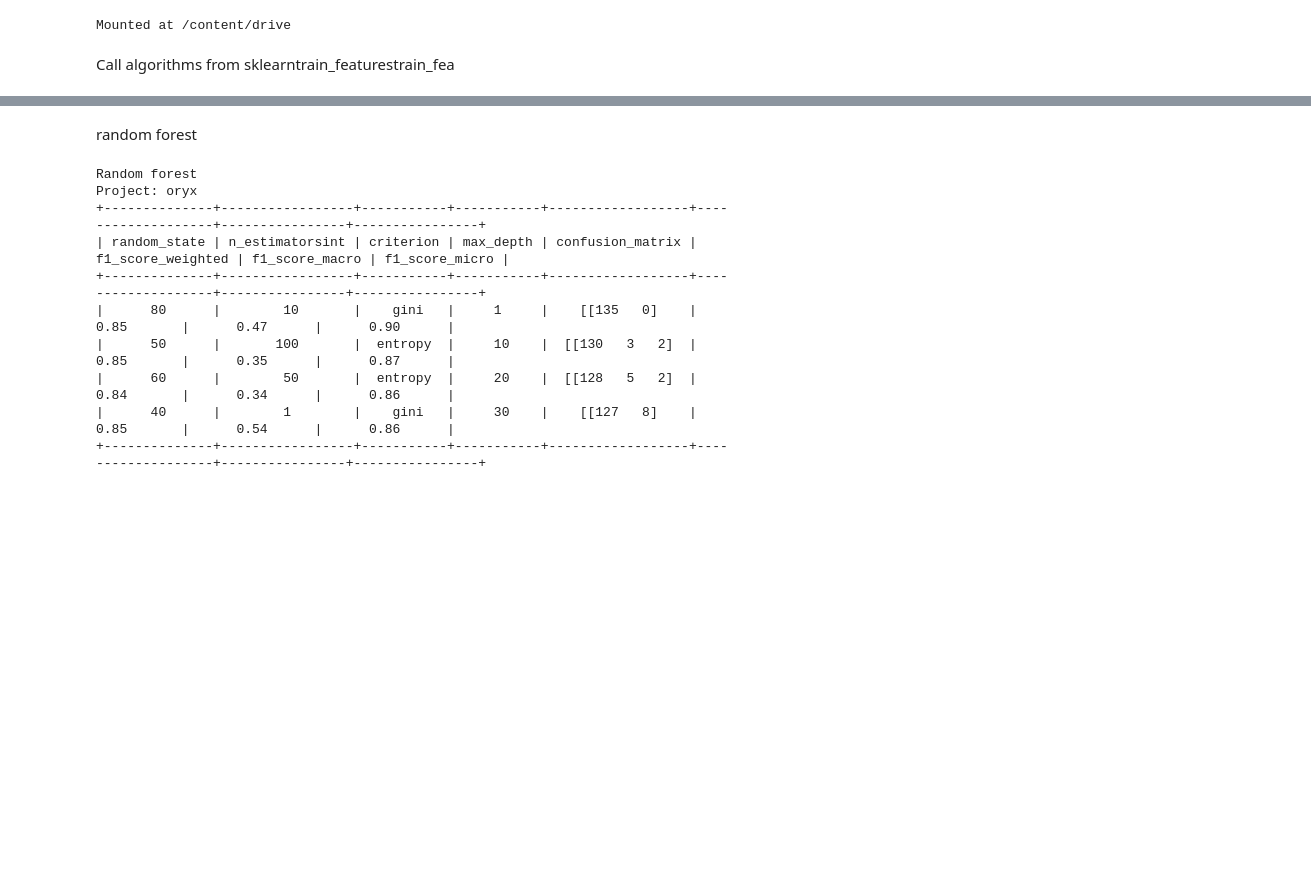
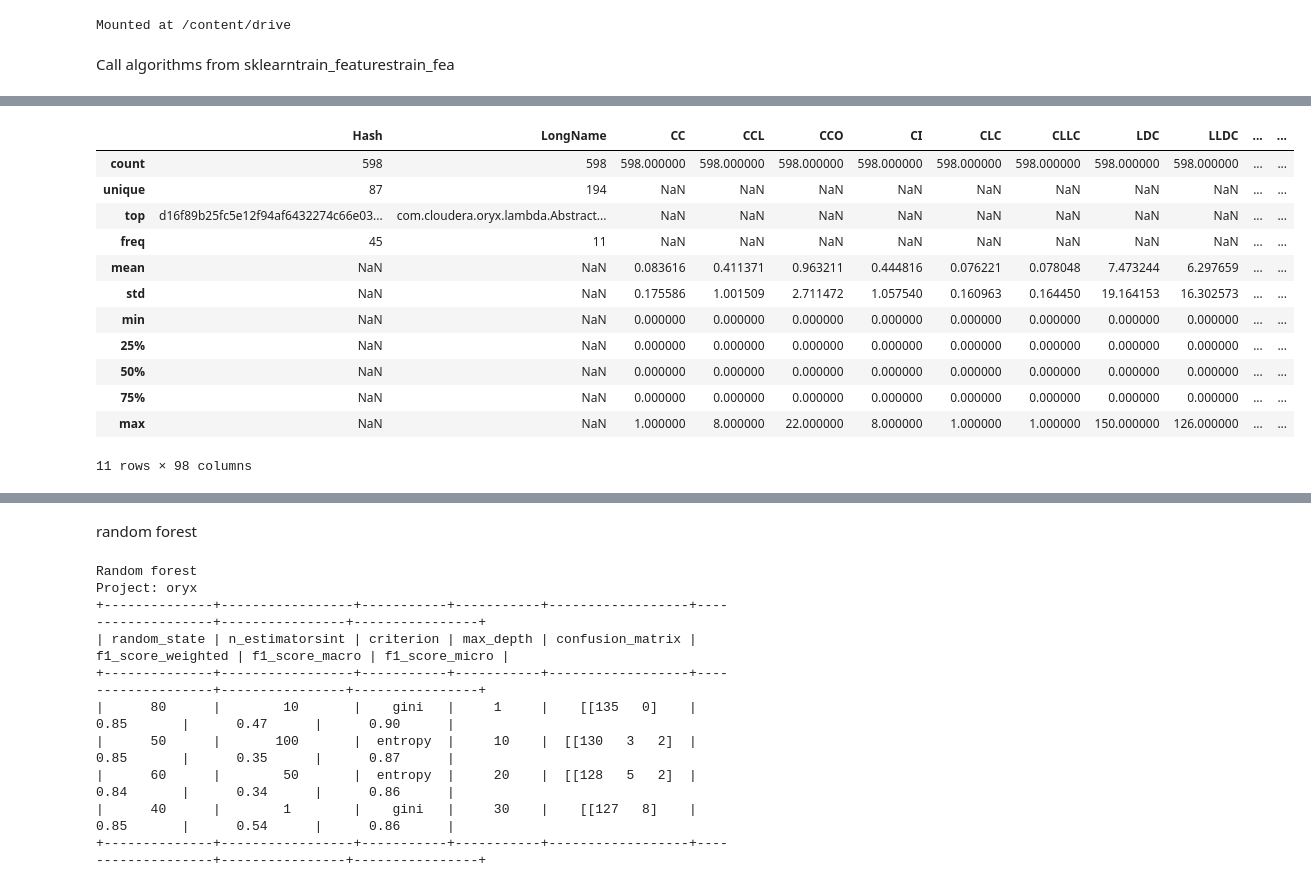
Before and after one commit to vajihe-ameri/predict-software-bugs-in-java-classes, a Jupyter notebook: tables.ipynb, the cells around one changed output, grey strips where cells are left out. Cells and saved outputs as stored; diff of their text form; code cells hidden in the pictures; blank space fills up the shorter version.

```diff
--- a/tables.ipynb
+++ b/tables.ipynb
@@ -99,0 +113,16 @@ max      6.305656e+00
+# %%
+df.describe(include="all")
+# %% [output]
+|  | Hash | LongName | CC | CCL | CCO | CI | CLC | CLLC | LDC | LLDC | ... | ... |
+| count | 598 | 598 | 598.000000 | 598.000000 | 598.000000 | 598.000000 | 598.000000 | 598.000000 | 598.000000 | 598.000000 | ... | ... |
+| unique | 87 | 194 | NaN | NaN | NaN | NaN | NaN | NaN | NaN | NaN | ... | ... |
+| top | d16f89b25fc5e12f94af6432274c66e03... | com.cloudera.oryx.lambda.Abstract... | NaN | NaN | NaN | NaN | NaN | NaN | NaN | NaN | ... | ... |
+| freq | 45 | 11 | NaN | NaN | NaN | NaN | NaN | NaN | NaN | NaN | ... | ... |
+| mean | NaN | NaN | 0.083616 | 0.411371 | 0.963211 | 0.444816 | 0.076221 | 0.078048 | 7.473244 | 6.297659 | ... | ... |
+| std | NaN | NaN | 0.175586 | 1.001509 | 2.711472 | 1.057540 | 0.160963 | 0.164450 | 19.164153 | 16.302573 | ... | ... |
+| min | NaN | NaN | 0.000000 | 0.000000 | 0.000000 | 0.000000 | 0.000000 | 0.000000 | 0.000000 | 0.000000 | ... | ... |
+| 25% | NaN | NaN | 0.000000 | 0.000000 | 0.000000 | 0.000000 | 0.000000 | 0.000000 | 0.000000 | 0.000000 | ... | ... |
+| 50% | NaN | NaN | 0.000000 | 0.000000 | 0.000000 | 0.000000 | 0.000000 | 0.000000 | 0.000000 | 0.000000 | ... | ... |
+| 75% | NaN | NaN | 0.000000 | 0.000000 | 0.000000 | 0.000000 | 0.000000 | 0.000000 | 0.000000 | 0.000000 | ... | ... |
+| max | NaN | NaN | 1.000000 | 8.000000 | 22.000000 | 8.000000 | 1.000000 | 1.000000 | 150.000000 | 126.000000 | ... | ... |
+11 rows × 98 columns
```
Also changed, not shown: parts of 28 cells of this notebook.
